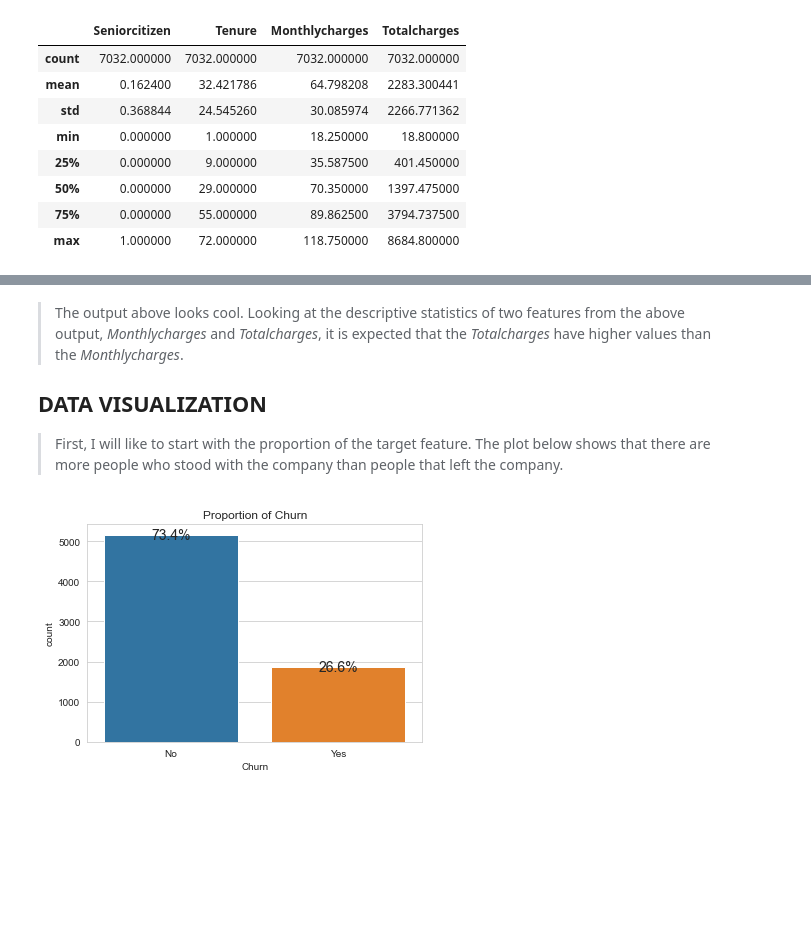
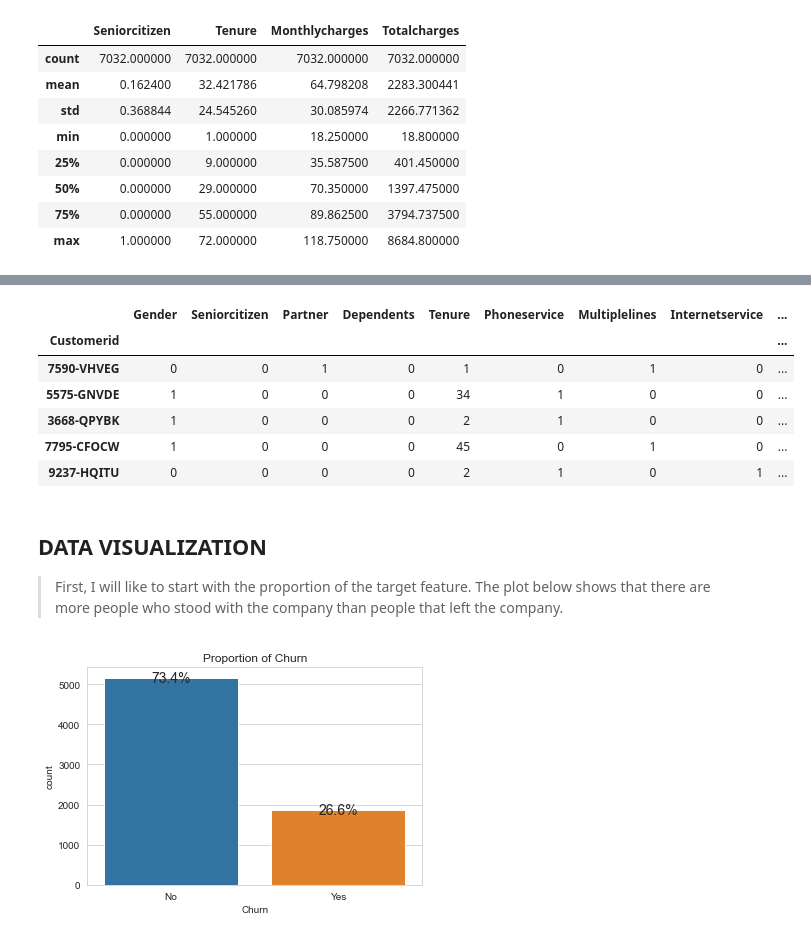
Before and after one commit to AduragbemiOyinlola/Churn, a Jupyter notebook: churn.ipynb, the cells around one changed output, grey strips where cells are left out. Saved outputs shown, nothing was run; the diff lists cells and outputs as text; code cells hidden in the pictures; blank space fills up the shorter version.

```diff
--- a/churn.ipynb
+++ b/churn.ipynb
@@ -192,0 +255,12 @@ df.describe()
+# %%
+encoder = LabelEncoder() #created an instance of LabelEncoder
+# %%
+# created a list of categorical columns in the dataset to be converted to numerical columns
+cat_feat = ['Gender', 'Partner', 'Dependents', 'Phoneservice',
+       'Multiplelines', 'Internetservice', 'Onlinesecurity', 'Onlinebackup',
+       'Deviceprotection', 'Techsupport', 'Streamingtv', 'Streamingmovies',
+       'Contract', 'Paperlessbilling', 'Paymentmethod', 'Churn']
+# %%
+# converted the categories to numbers
+for col in cat_feat:
+    df[col] = encoder.fit_transform(df[col])
@@ -193,6 +289,14 @@ df.describe()
+# %%
+df.head()
+# %% [output]
+|  | Gender | Seniorcitizen | Partner | Dependents | Tenure | Phoneservice | Multiplelines | Internetservice | ... |
+| Customerid |  |  |  |  |  |  |  |  | ... |
+| 7590-VHVEG | 0 | 0 | 1 | 0 | 1 | 0 | 1 | 0 | ... |
+| 5575-GNVDE | 1 | 0 | 0 | 0 | 34 | 1 | 0 | 0 | ... |
+| 3668-QPYBK | 1 | 0 | 0 | 0 | 2 | 1 | 0 | 0 | ... |
+| 7795-CFOCW | 1 | 0 | 0 | 0 | 45 | 0 | 1 | 0 | ... |
+| 9237-HQITU | 0 | 0 | 0 | 0 | 2 | 1 | 0 | 1 | ... |
 # %% [markdown]
-> The output above looks cool. Looking at the descriptive statistics of two features from the above output, _Monthlycharges_ and _Totalcharges_, it is expected that the _Totalcharges_ have higher values than the _Monthlycharges_.
-
 ## **DATA VISUALIZATION**
 
 > First, I will like to start with the proportion of the target feature. The plot below shows that there are more people who stood with the company than people that left the company.
```
Also changed, not shown: parts of 29 cells of this notebook.
